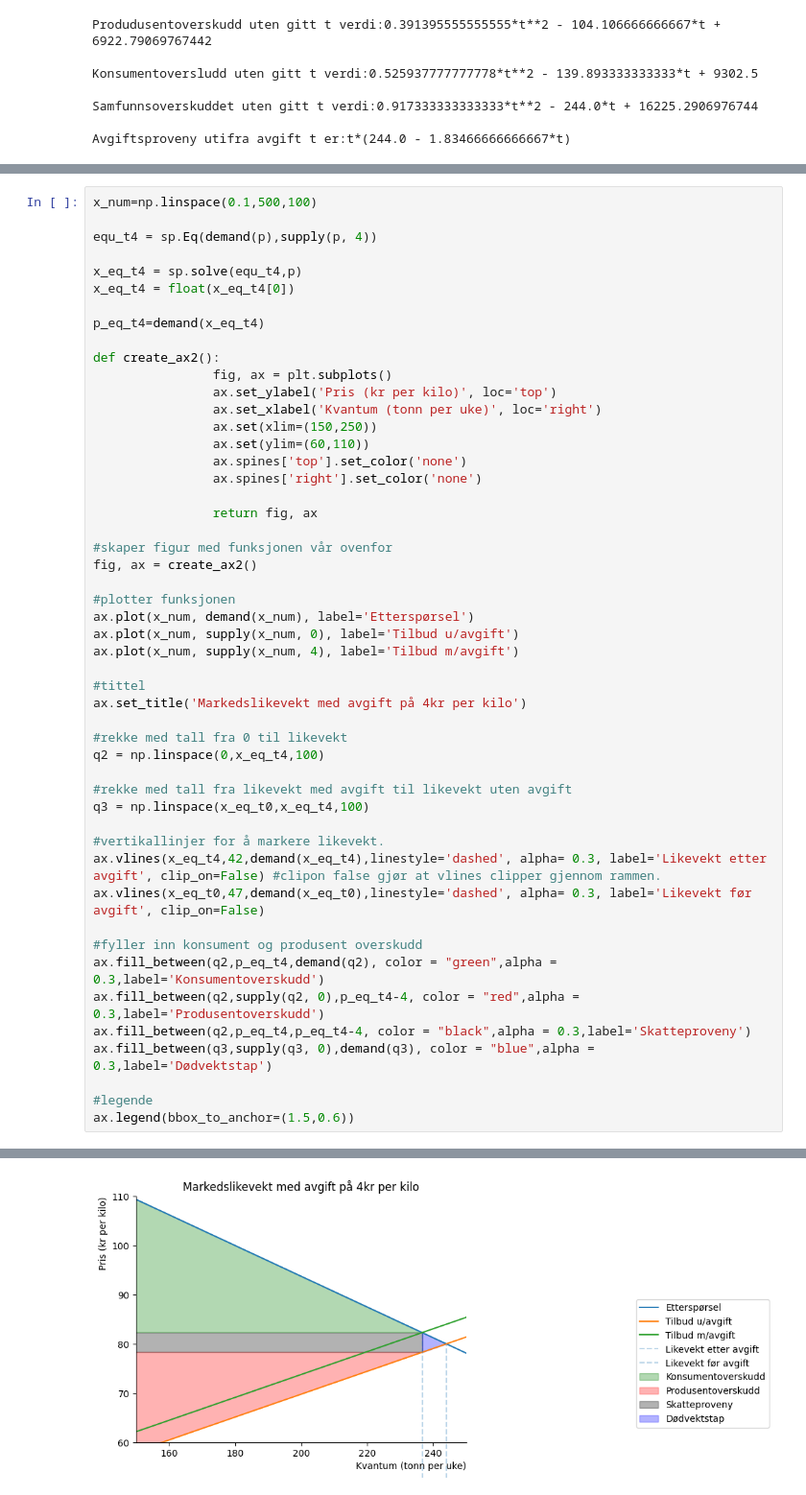
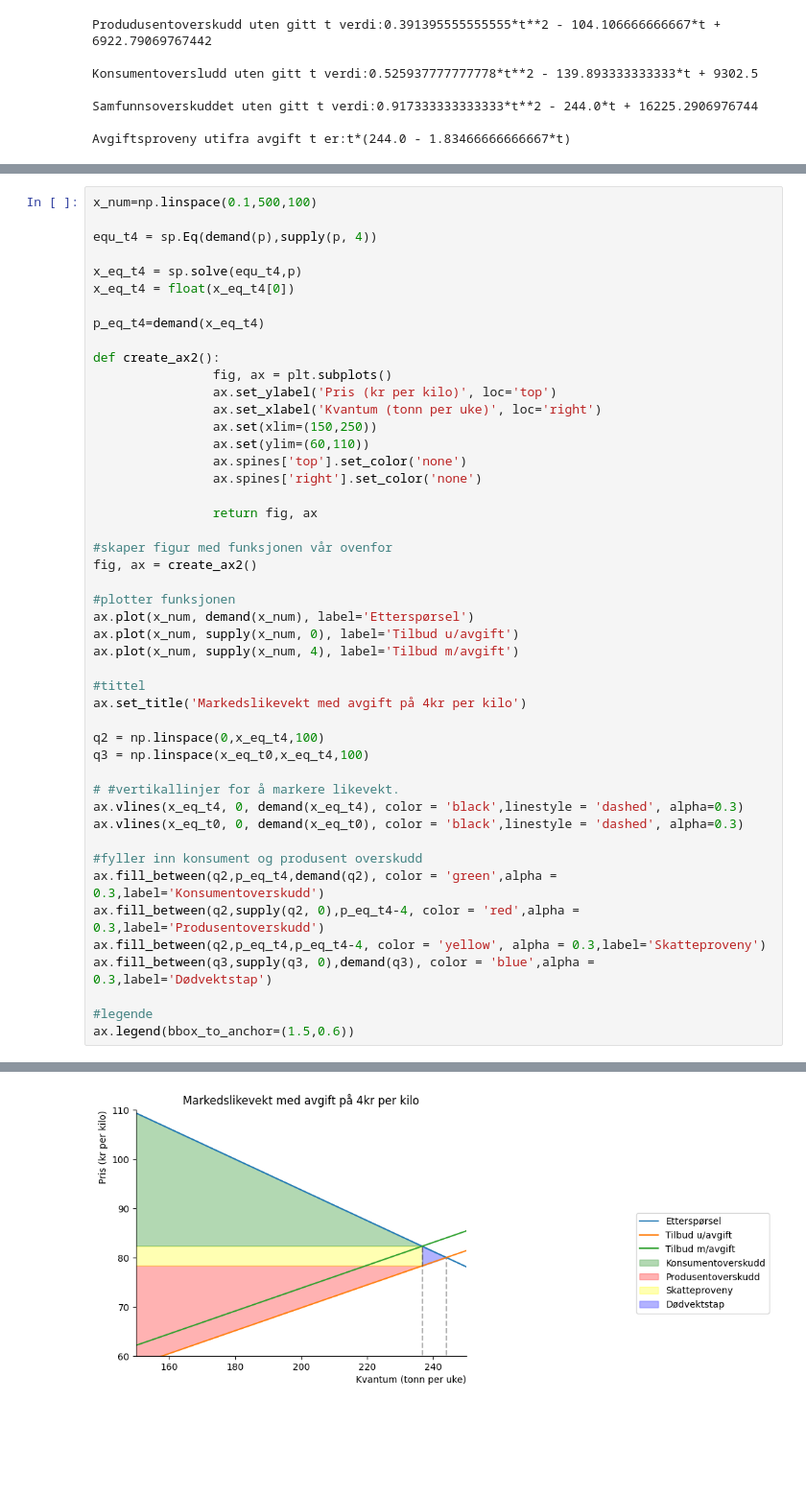
Before and after one commit to Jowiam/Kibisis, a Jupyter notebook: arbeidskrav_3_1006.ipynb, the cells around one changed output, grey strips where cells are left out. Shown at 96% size. Drawn from its saved outputs; the diff is of its cells as text; blank space fills up the shorter version.

```diff
--- a/arbeidskrav_3_1006.ipynb
+++ b/arbeidskrav_3_1006.ipynb
@@ -106,44 +106,41 @@ def create_ax2():
                 ax.set_ylabel('Pris (kr per kilo)', loc='top')
                 ax.set_xlabel('Kvantum (tonn per uke)', loc='right')
                 ax.set(xlim=(150,250))
                 ax.set(ylim=(60,110))
                 ax.spines['top'].set_color('none')
                 ax.spines['right'].set_color('none')
 
                 return fig, ax
 
 #skaper figur med funksjonen vår ovenfor
 fig, ax = create_ax2()
 
 #plotter funksjonen
 ax.plot(x_num, demand(x_num), label='Etterspørsel')
 ax.plot(x_num, supply(x_num, 0), label='Tilbud u/avgift')
 ax.plot(x_num, supply(x_num, 4), label='Tilbud m/avgift')
 
 #tittel
 ax.set_title('Markedslikevekt med avgift på 4kr per kilo')
 
-#rekke med tall fra 0 til likevekt
 q2 = np.linspace(0,x_eq_t4,100)
-
-#rekke med tall fra likevekt med avgift til likevekt uten avgift
 q3 = np.linspace(x_eq_t0,x_eq_t4,100)
 
-#vertikallinjer for å markere likevekt.
-ax.vlines(x_eq_t4,42,demand(x_eq_t4),linestyle='dashed', alpha= 0.3, label='Likevekt etter avgift', clip_on=False) #clipon false gjør at vlines clipper gjennom rammen.
-ax.vlines(x_eq_t0,47,demand(x_eq_t0),linestyle='dashed', alpha= 0.3, label='Likevekt før avgift', clip_on=False)
+# #vertikallinjer for å markere likevekt.
+ax.vlines(x_eq_t4, 0, demand(x_eq_t4), color = 'black',linestyle = 'dashed', alpha=0.3)
+ax.vlines(x_eq_t0, 0, demand(x_eq_t0), color = 'black',linestyle = 'dashed', alpha=0.3)
 
 #fyller inn konsument og produsent overskudd
-ax.fill_between(q2,p_eq_t4,demand(q2), color = "green",alpha = 0.3,label='Konsumentoverskudd')
-ax.fill_between(q2,supply(q2, 0),p_eq_t4-4, color = "red",alpha = 0.3,label='Produsentoverskudd')
-ax.fill_between(q2,p_eq_t4,p_eq_t4-4, color = "black",alpha = 0.3,label='Skatteproveny')
-ax.fill_between(q3,supply(q3, 0),demand(q3), color = "blue",alpha = 0.3,label='Dødvektstap')
+ax.fill_between(q2,p_eq_t4,demand(q2), color = 'green',alpha = 0.3,label='Konsumentoverskudd')
+ax.fill_between(q2,supply(q2, 0),p_eq_t4-4, color = 'red',alpha = 0.3,label='Produsentoverskudd')
+ax.fill_between(q2,p_eq_t4,p_eq_t4-4, color = 'yellow', alpha = 0.3,label='Skatteproveny')
+ax.fill_between(q3,supply(q3, 0),demand(q3), color = 'blue',alpha = 0.3,label='Dødvektstap')
 
 #legende
 ax.legend(bbox_to_anchor=(1.5,0.6))
 # %% [output]
 <matplotlib.legend.Legend at 0x...>
-[figure, old version]
+[figure, new version]
 # %%
 #calculate producer surplus, consumer surplus, tax proveny and deadweight loss
 
```
Also changed, not shown: parts of 3 cells of this notebook.
